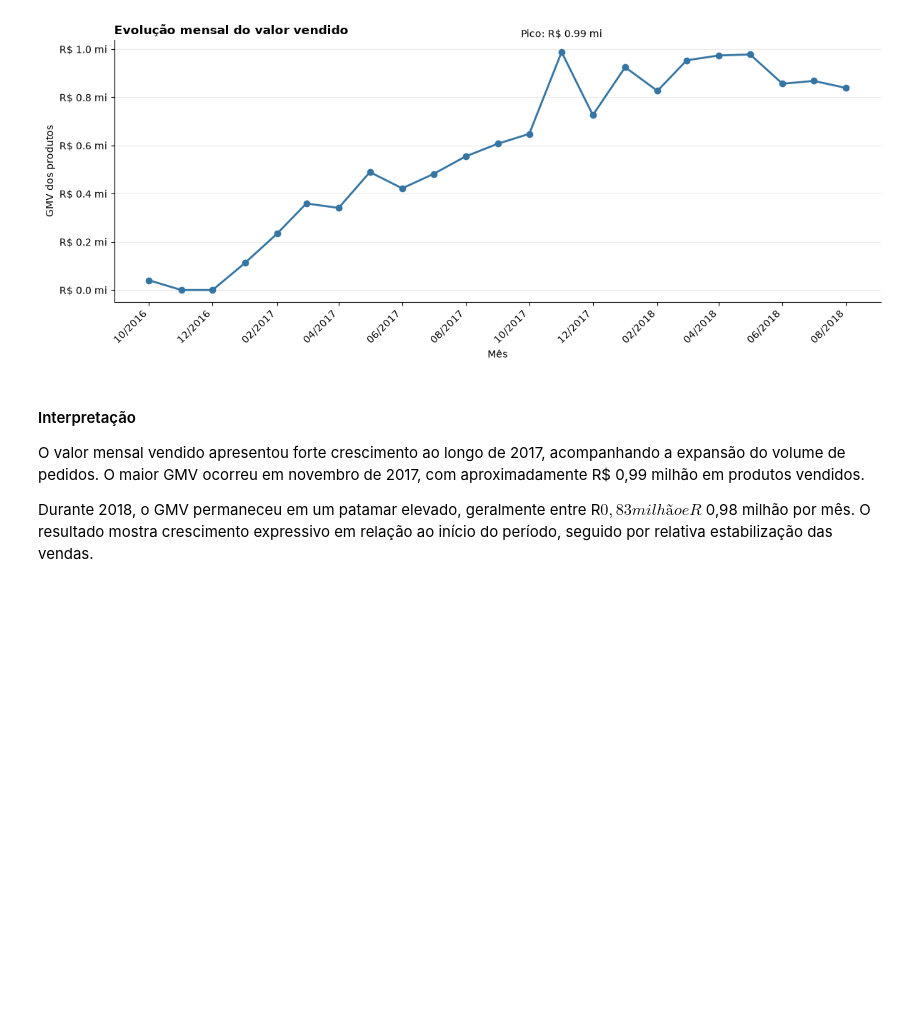
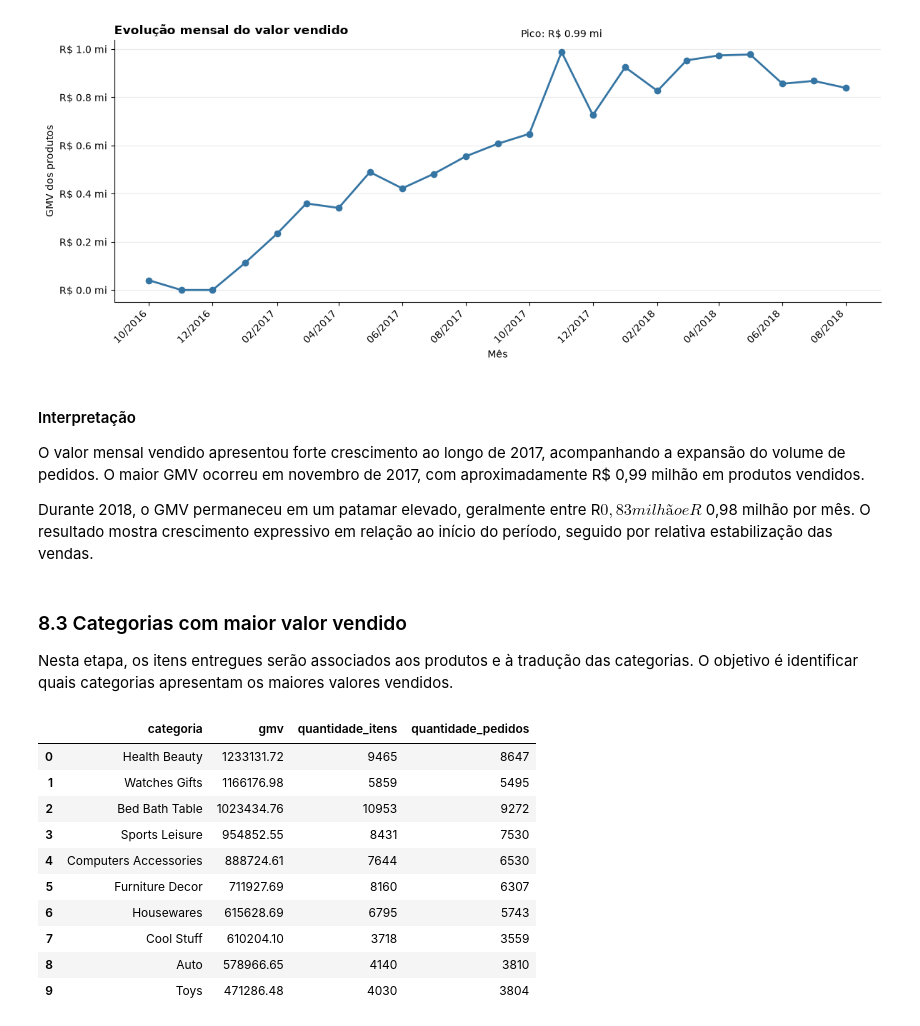
Before and after one commit to AliceGuerreiro/analise-vendas-ecommerce, a Jupyter notebook: notebooks/01_exploracao_inicial.ipynb, the cells around one changed output. Drawn from its saved outputs; the diff is of its cells as text; code cells hidden in the pictures; blank space fills up the shorter version.

```diff
--- a/notebooks/01_exploracao_inicial.ipynb
+++ b/notebooks/01_exploracao_inicial.ipynb
@@ -888,3 +888,58 @@ plt.show()
 O valor mensal vendido apresentou forte crescimento ao longo de 2017, acompanhando a expansão do volume de pedidos. O maior GMV ocorreu em novembro de 2017, com aproximadamente R$ 0,99 milhão em produtos vendidos.
 
 Durante 2018, o GMV permaneceu em um patamar elevado, geralmente entre R$ 0,83 milhão e R$ 0,98 milhão por mês. O resultado mostra crescimento expressivo em relação ao início do período, seguido por relativa estabilização das vendas.
+# %% [markdown]
+### 8.3 Categorias com maior valor vendido
+
+Nesta etapa, os itens entregues serão associados aos produtos e à tradução das categorias. O objetivo é identificar quais categorias apresentam os maiores valores vendidos.
+# %%
+itens_com_categoria = (
+    itens_entregues
+    .merge(
+        produtos[["product_id", "product_category_name"]],
+        on="product_id",
+        how="left",
+        validate="many_to_one"
+    )
+    .merge(
+        categorias_traducao,
+        on="product_category_name",
+        how="left",
+        validate="many_to_one"
+    )
+)
+
+itens_com_categoria["categoria"] = (
+    itens_com_categoria["product_category_name_english"]
+    .fillna(itens_com_categoria["product_category_name"])
+    .fillna("sem_categoria")
+    .str.replace("_", " ", regex=False)
+    .str.title()
+)
+
+top_categorias = (
+    itens_com_categoria
+    .groupby("categoria", as_index=False)
+    .agg(
+        gmv=("price", "sum"),
+        quantidade_itens=("order_item_id", "count"),
+        quantidade_pedidos=("order_id", "nunique")
+    )
+    .sort_values("gmv", ascending=False)
+    .head(10)
+    .reset_index(drop=True)
+)
+
+top_categorias
+# %% [output]
+|  | categoria | gmv | quantidade_itens | quantidade_pedidos |
+| 0 | Health Beauty | 1233131.72 | 9465 | 8647 |
+| 1 | Watches Gifts | 1166176.98 | 5859 | 5495 |
+| 2 | Bed Bath Table | 1023434.76 | 10953 | 9272 |
+| 3 | Sports Leisure | 954852.55 | 8431 | 7530 |
+| 4 | Computers Accessories | 888724.61 | 7644 | 6530 |
+| 5 | Furniture Decor | 711927.69 | 8160 | 6307 |
+| 6 | Housewares | 615628.69 | 6795 | 5743 |
+| 7 | Cool Stuff | 610204.10 | 3718 | 3559 |
+| 8 | Auto | 578966.65 | 4140 | 3810 |
+| 9 | Toys | 471286.48 | 4030 | 3804 |
```
Also changed, not shown: parts of 2 cells of this notebook.
